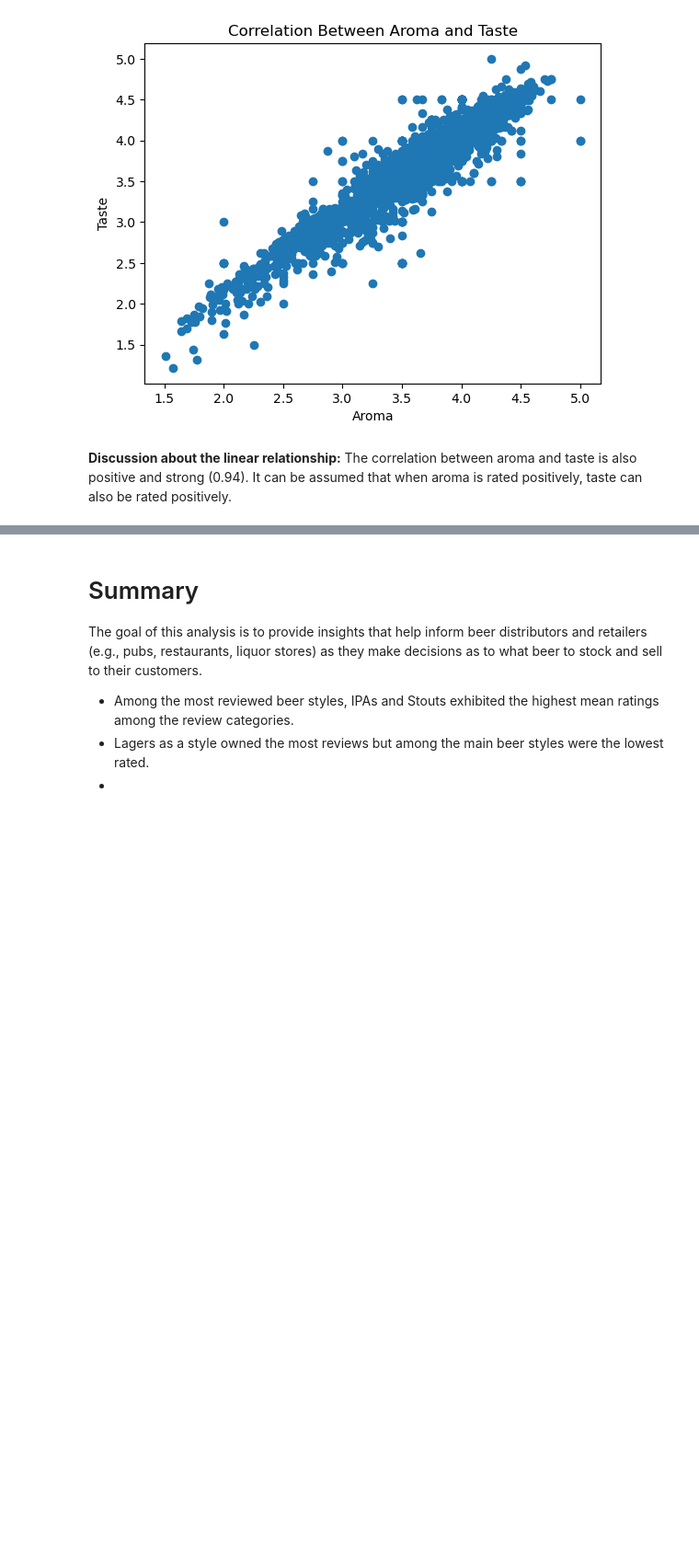
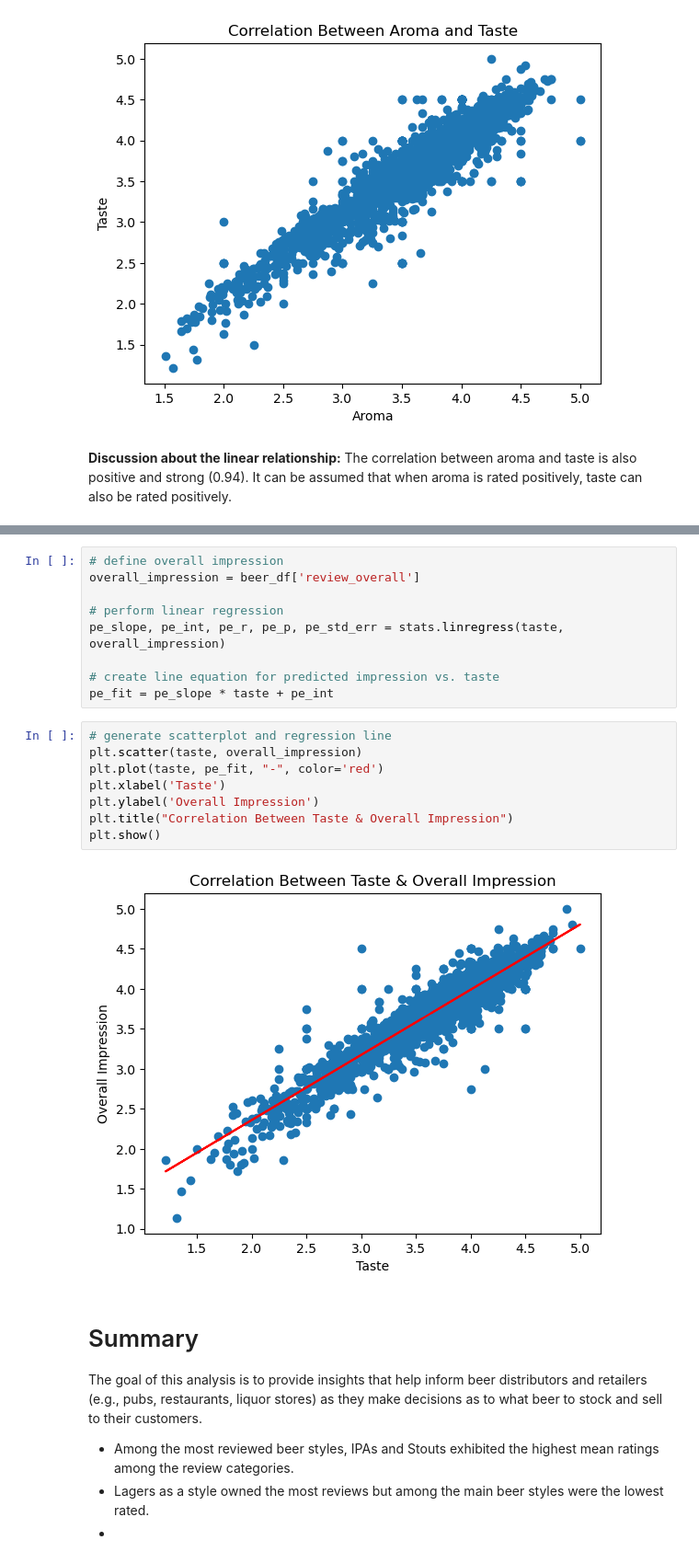
Before and after one commit to andrewjmack/DU-Project-1, a Jupyter notebook: beer_analysis.ipynb, the cells around one changed output, grey strips where cells are left out. Shown at 92% size. Cells and saved outputs as stored; diff of their text form; blank space fills up the shorter version.

```diff
--- a/beer_analysis.ipynb
+++ b/beer_analysis.ipynb
@@ -240,3 +245,22 @@ plt.show()
+# %%
+# define overall impression
+overall_impression = beer_df['review_overall']
+
+# perform linear regression
+pe_slope, pe_int, pe_r, pe_p, pe_std_err = stats.linregress(taste, overall_impression)
+
+# create line equation for predicted impression vs. taste
+pe_fit = pe_slope * taste + pe_int
+# %%
+# generate scatterplot and regression line
+plt.scatter(taste, overall_impression)
+plt.plot(taste, pe_fit, "-", color='red')
+plt.xlabel('Taste')
+plt.ylabel('Overall Impression')
+plt.title("Correlation Between Taste & Overall Impression")
+plt.show()
+# %% [output]
+[figure, added]
 # %% [markdown]
 # Summary
 
```
Also changed, not shown: parts of 10 cells of this notebook.
